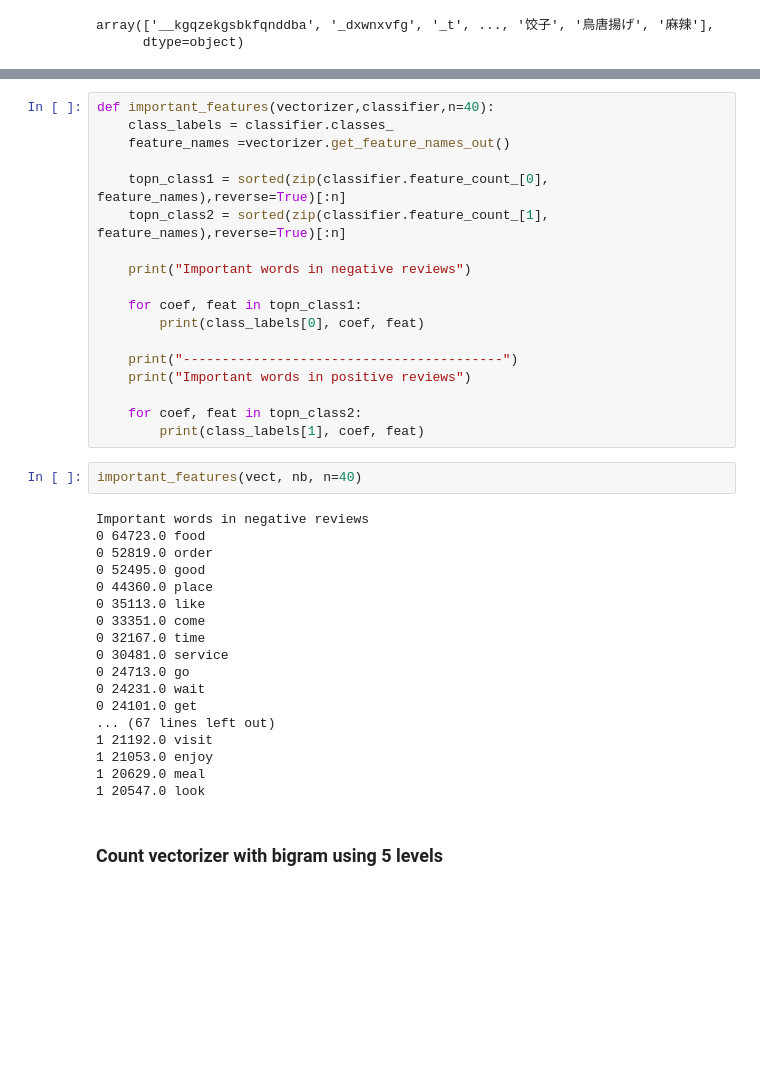
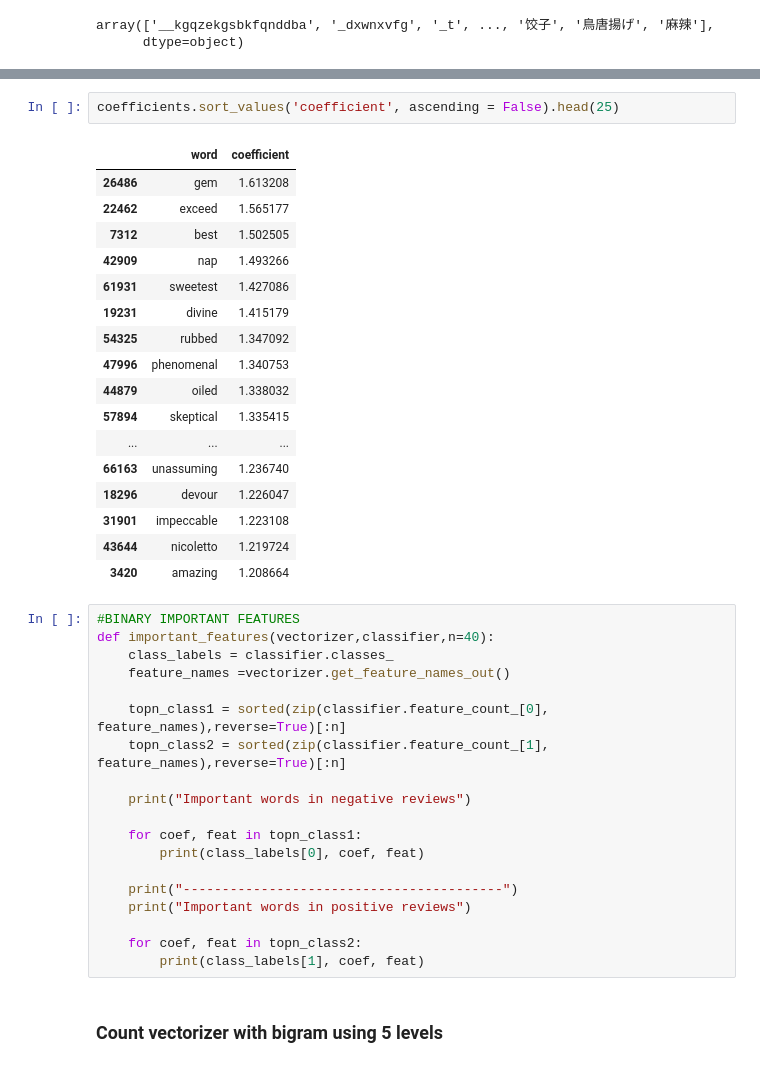
Before and after one commit to essetetsahai/capstone-yelp, a Jupyter notebook: notebooks/05_TF-IDF.ipynb, the cells around one changed output, grey strips where cells are left out. Saved outputs shown, nothing was run; the diff lists cells and outputs as text; blank space fills up the shorter version.

```diff
--- a/notebooks/05_TF-IDF.ipynb
+++ b/notebooks/05_TF-IDF.ipynb
@@ -340,4 +429,25 @@ array(['__kgqzekgsbkfqnddba', '_dxwnxvfg', '_t', ..., '饺子', '鳥唐揚げ',
+# %%
+coefficients.sort_values('coefficient', ascending = False).head(25)
+# %% [output]
+|  | word | coefficient |
+| 26486 | gem | 1.613208 |
+| 22462 | exceed | 1.565177 |
+| 7312 | best | 1.502505 |
+| 42909 | nap | 1.493266 |
+| 61931 | sweetest | 1.427086 |
+| 19231 | divine | 1.415179 |
+| 54325 | rubbed | 1.347092 |
+| 47996 | phenomenal | 1.340753 |
+| 44879 | oiled | 1.338032 |
+| 57894 | skeptical | 1.335415 |
+| ... | ... | ... |
+| 66163 | unassuming | 1.236740 |
+| 18296 | devour | 1.226047 |
+| 31901 | impeccable | 1.223108 |
+| 43644 | nicoletto | 1.219724 |
+| 3420 | amazing | 1.208664 |
 # %%
+#BINARY IMPORTANT FEATURES
 def important_features(vectorizer,classifier,n=40):
     class_labels = classifier.classes_
     feature_names =vectorizer.get_feature_names_out()
@@ -355,26 +465,6 @@ def important_features(vectorizer,classifier,n=40):
 
     for coef, feat in topn_class2:
         print(class_labels[1], coef, feat)
-# %%
-important_features(vect, nb, n=40)
-# %% [output]
-Important words in negative reviews
-0 64723.0 food
-0 52819.0 order
-0 52495.0 good
-0 44360.0 place
-0 35113.0 like
-0 33351.0 come
-0 32167.0 time
-0 30481.0 service
-0 24713.0 go
-0 24231.0 wait
-0 24101.0 get
-... (67 lines left out)
-1 21192.0 visit
-1 21053.0 enjoy
-1 20629.0 meal
-1 20547.0 look
 # %% [markdown]
 ### Count vectorizer with bigram using 5 levels
 # %%
```
Also changed, not shown: parts of 45 cells of this notebook.
